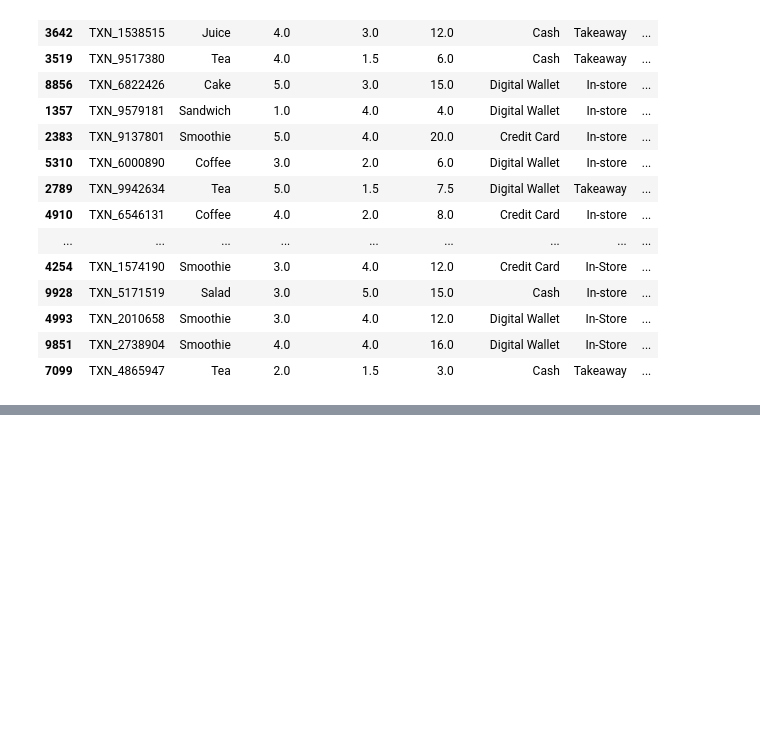
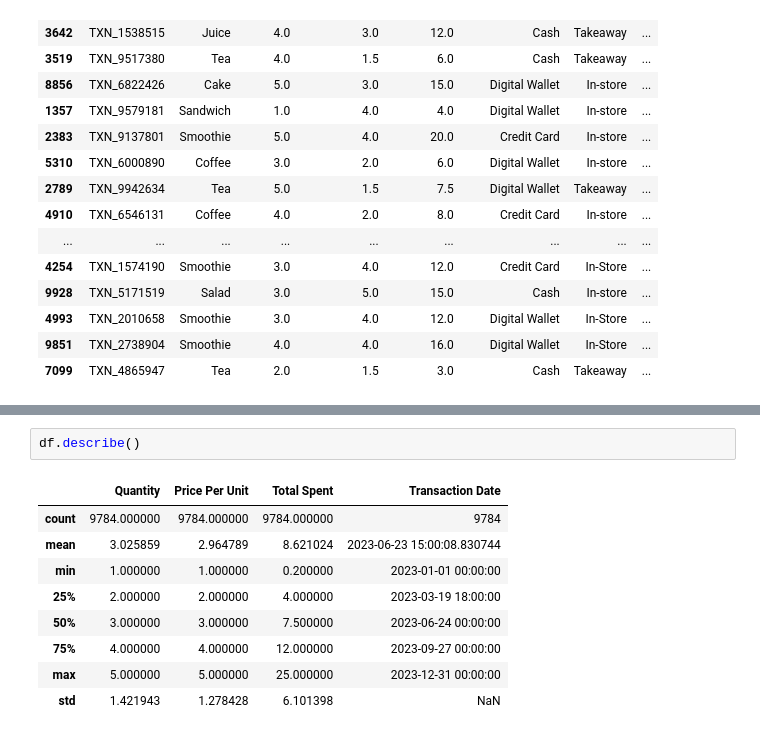
Before and after one commit to aayushmanz/Python-For-Data-Science, a Jupyter notebook: Pandas in Python/Practice in pandas/Practice_6_Dirty_cafe_sales.ipynb, the cells around one changed output, grey strips where cells are left out. Cells and saved outputs as stored; diff of their text form; blank space fills up the shorter version.

```diff
--- a/Pandas in Python/Practice in pandas/Practice_6_Dirty_cafe_sales.ipynb
+++ b/Pandas in Python/Practice in pandas/Practice_6_Dirty_cafe_sales.ipynb
@@ -303,0 +324,12 @@ df.sample(30)
+# %%
+df.describe()
+# %% [output]
+|  | Quantity | Price Per Unit | Total Spent | Transaction Date |
+| count | 9784.000000 | 9784.000000 | 9784.000000 | 9784 |
+| mean | 3.025859 | 2.964789 | 8.621024 | 2023-06-23 15:00:08.830744 |
+| min | 1.000000 | 1.000000 | 0.200000 | 2023-01-01 00:00:00 |
+| 25% | 2.000000 | 2.000000 | 4.000000 | 2023-03-19 18:00:00 |
+| 50% | 3.000000 | 3.000000 | 7.500000 | 2023-06-24 00:00:00 |
+| 75% | 4.000000 | 4.000000 | 12.000000 | 2023-09-27 00:00:00 |
+| max | 5.000000 | 5.000000 | 25.000000 | 2023-12-31 00:00:00 |
+| std | 1.421943 | 1.278428 | 6.101398 | NaN |
```
Also changed, not shown: parts of 3 cells of this notebook.
